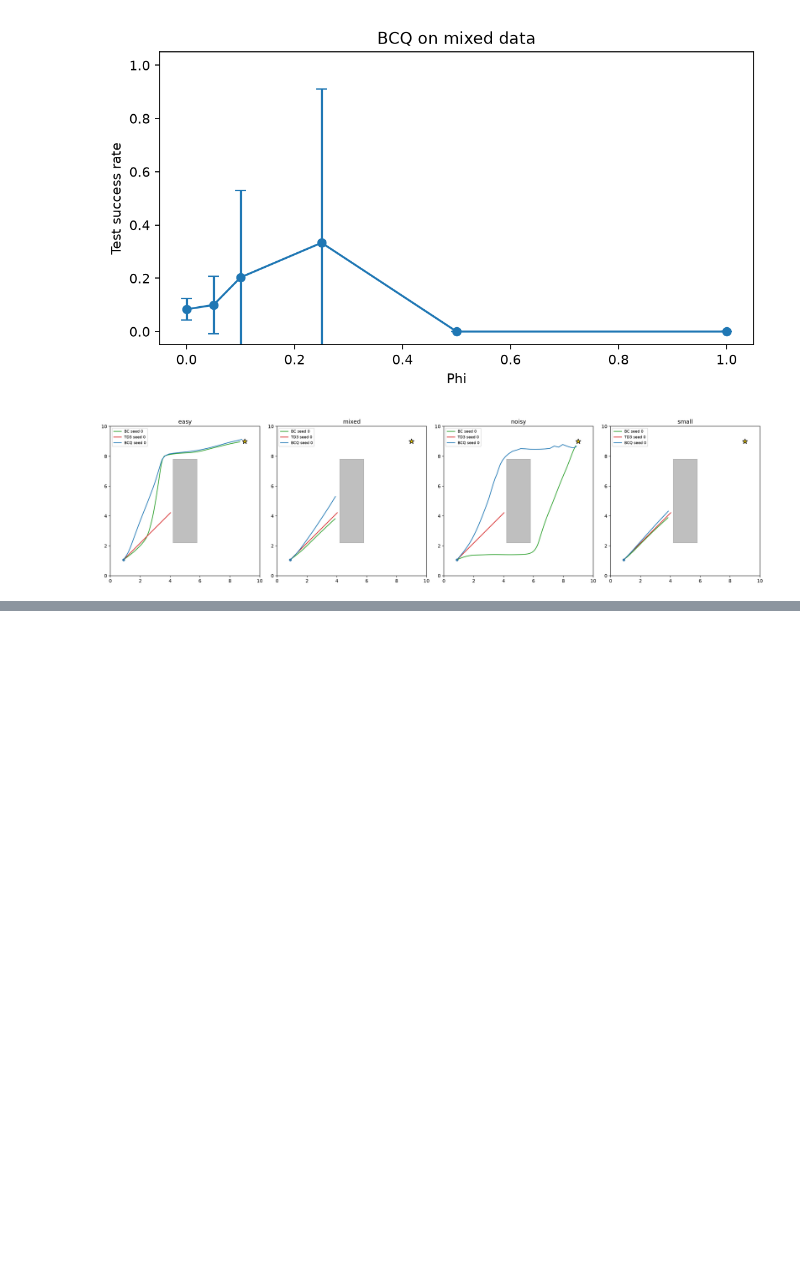
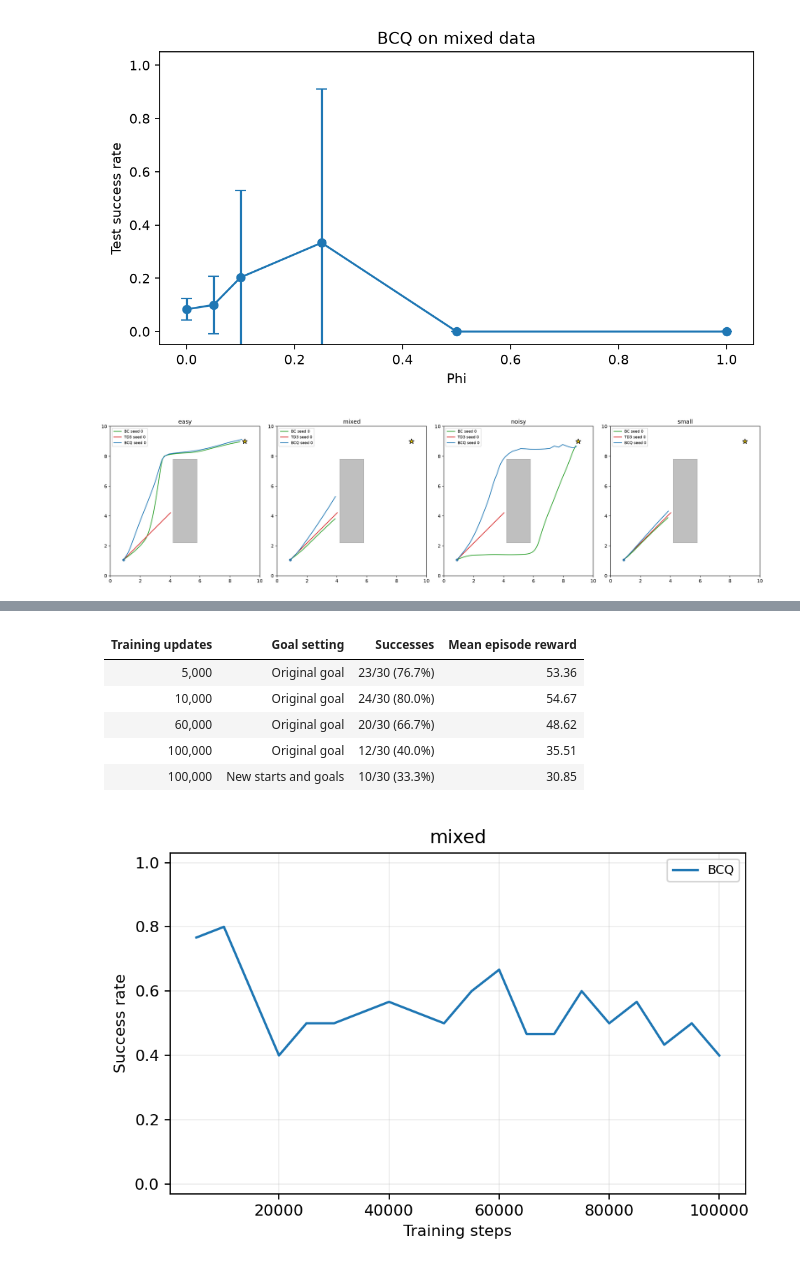
Before and after one commit to Andreyfdp/RL_Project, a Jupyter notebook: BCQ_Offline_Navigation_Demo.ipynb, the cells around one changed output, grey strips where cells are left out. Drawn from its saved outputs; the diff is of its cells as text; code cells hidden in the pictures; blank space fills up the shorter version.

Commit message:
Restore experiment plots and reporting tools

```diff
--- a/BCQ_Offline_Navigation_Demo.ipynb
+++ b/BCQ_Offline_Navigation_Demo.ipynb
@@ -327,3 +333,34 @@ for filename in ("success_curves.png", "q_curves.png", "phi_ablation.png", "traj
+# %%
+import json
+
+long_run = json.loads(Path("results/runs/bcq_mixed_seed0.json").read_text(encoding="utf-8"))
+history = {row["step"]: row for row in long_run["history"]}
+
+def success_cell(row):
+    successes = round(row["episodes"] * row["success_rate"])
+    return f"{successes}/{row['episodes']} ({row['success_rate']:.1%})"
+
+rows = [
+    "| Training updates | Goal setting | Successes | Mean episode reward |",
+    "|---:|:---|---:|---:|",
+]
+for step in (5000, 10000, 60000, long_run["steps"]):
+    row = history[step]
+    rows.append(f"| {step:,} | Original goal | {success_cell(row)} | {row['average_reward']:.2f} |")
+transfer = long_run["generalization"]
+rows.append(f"| {long_run['steps']:,} | New starts and goals | {success_cell(transfer)} | {transfer['average_reward']:.2f} |")
+
+display(Markdown("\n".join(rows)))
+display(Image(filename="results/report/success_curves.png", width=700))
+# %% [output]
+| Training updates | Goal setting | Successes | Mean episode reward |
+|---:|:---|---:|---:|
+| 5,000 | Original goal | 23/30 (76.7%) | 53.36 |
+| 10,000 | Original goal | 24/30 (80.0%) | 54.67 |
+| 60,000 | Original goal | 20/30 (66.7%) | 48.62 |
+| 100,000 | Original goal | 12/30 (40.0%) | 35.51 |
+| 100,000 | New starts and goals | 10/30 (33.3%) | 30.85 |
+[figure, added]
 # %% [markdown]
 ## Conclusions
 
```
Also changed, not shown: parts of 2 cells of this notebook, 10 other files.
